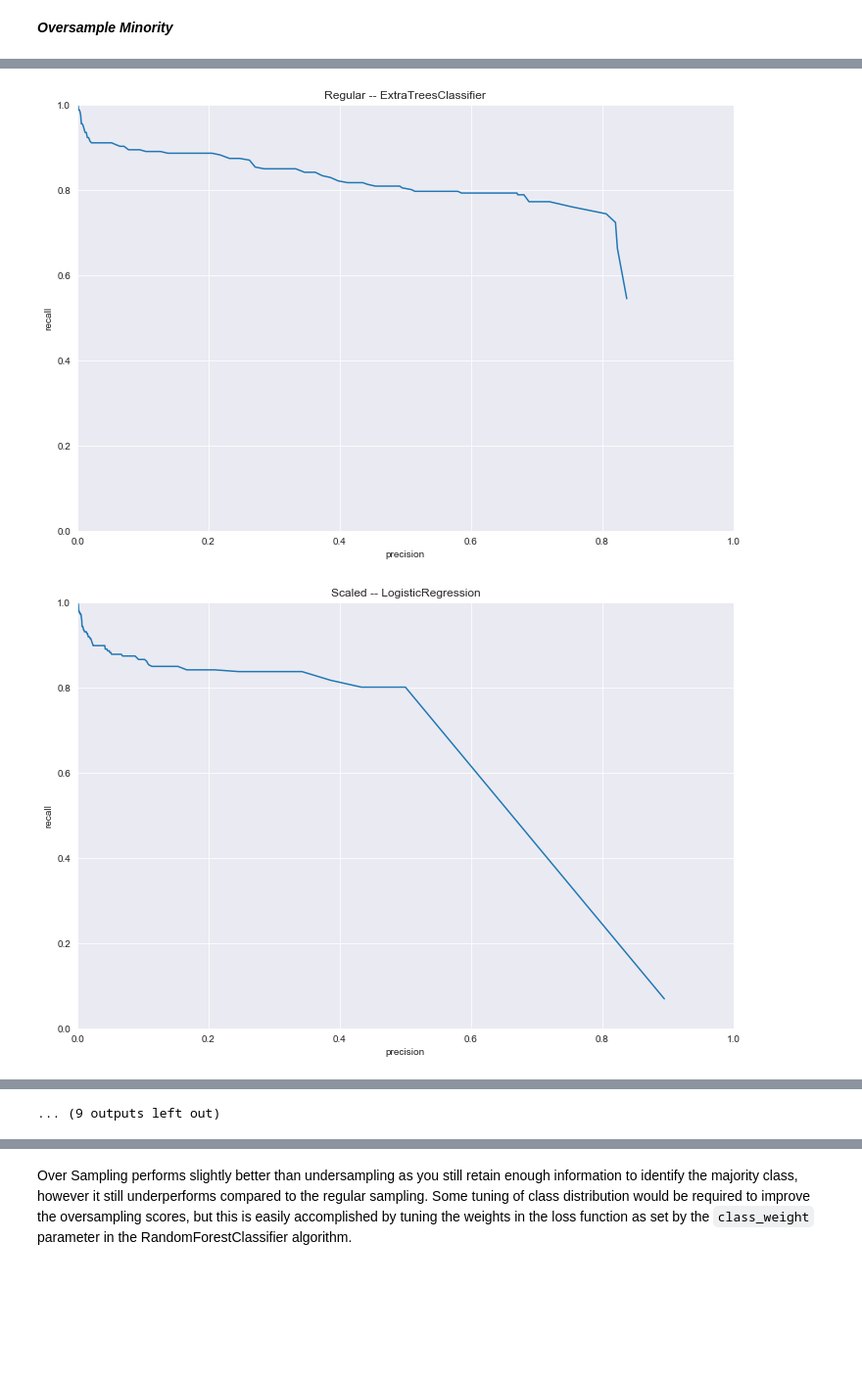
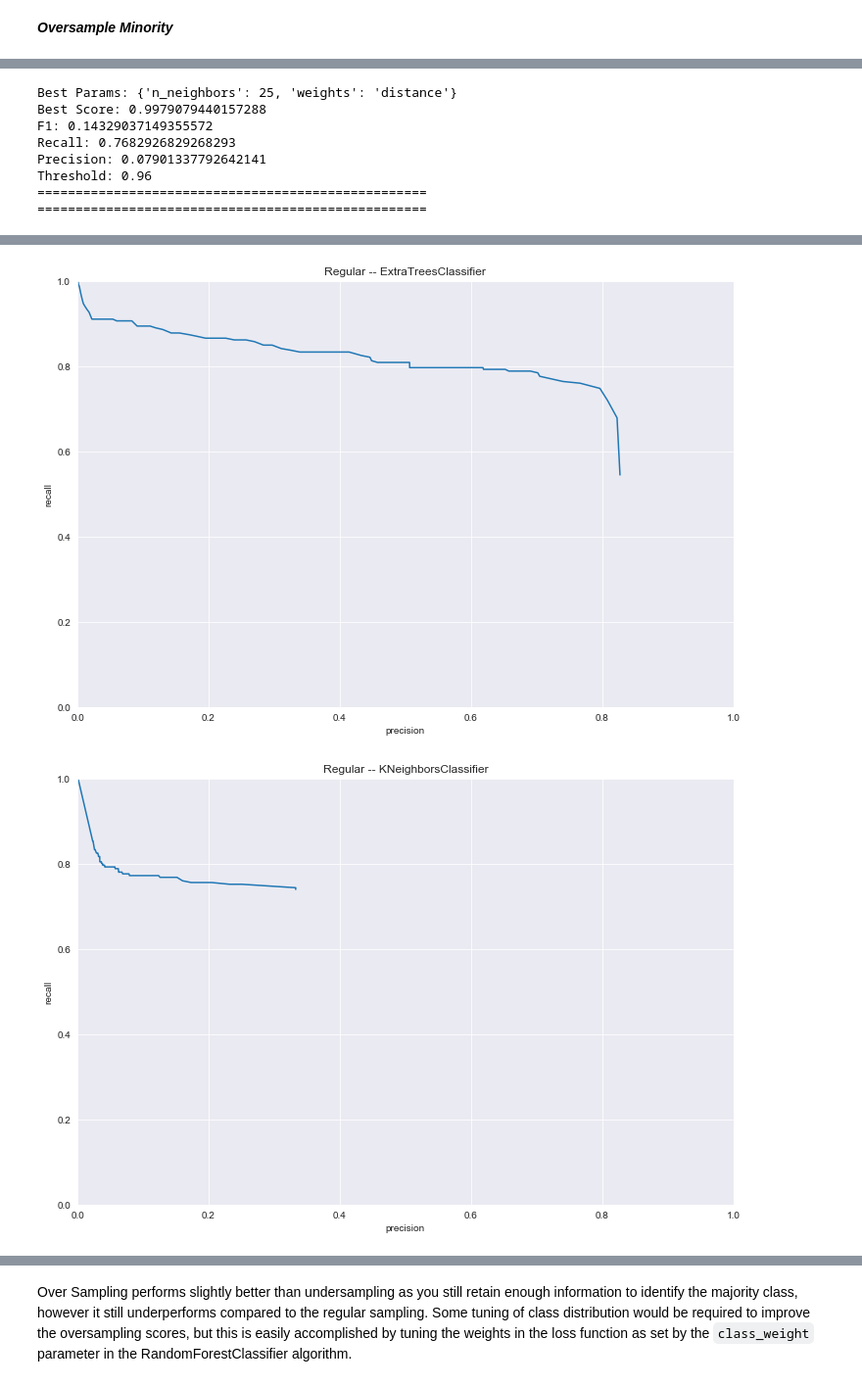
Before and after one commit to rshap91/credit_card_fraud, a Jupyter notebook: Classifiers.ipynb, the cells around one changed output, grey strips where cells are left out. Shown at 98% size. Saved outputs shown, nothing was run; the diff lists cells and outputs as text; code cells hidden in the pictures; blank space fills up the shorter version.

```diff
--- a/Classifiers.ipynb
+++ b/Classifiers.ipynb
@@ -229,7 +230,7 @@ for data_transformed, transform_label in zip([df, scaled_df, deskewed, scaled_df
             LogisticRegression(),
             GaussianNB(),
             RandomForestClassifier(random_state = SEED),
-            ExtraTreesClassifier(random_state = SEED)
+            ExtraTreesClassifier(random_state = SEED),
             KNeighborsClassifier()
         ],
         [
@@ -373,7 +437,7 @@ for data_transformed, transform_label in zip([df, scaled_df, deskewed, scaled_df
             LogisticRegression(),
             GaussianNB(),
             RandomForestClassifier(random_state = SEED),
-            ExtraTreesClassifier(random_state = SEED)
+            ExtraTreesClassifier(random_state = SEED),
             KNeighborsClassifier()
         ],
         [
@@ -469,7 +596,7 @@ for data_transformed, transform_label in zip([df, scaled_df, deskewed, scaled_df
             LogisticRegression(),
             GaussianNB(),
             RandomForestClassifier(random_state = SEED),
-            ExtraTreesClassifier(random_state = SEED)
+            ExtraTreesClassifier(random_state = SEED),
             KNeighborsClassifier()
         ],
         [
@@ -525,2 +712,10 @@ Threshold: 0.98
+Best Params: {'n_neighbors': 25, 'weights': 'distance'}
+Best Score: 0.9979079440157288
+F1: 0.14329037149355572
+Recall: 0.7682926829268293
+Precision: 0.07901337792642141
+Threshold: 0.96
+===================================================
+===================================================
 [figure]
 [figure]
@@ -528,2 +723,2 @@ Threshold: 0.98
-[figure, old version]
+[figure, new version]
-[figure, old version]
+[figure, new version]
@@ -536 +725,0 @@ Threshold: 0.98
-... (9 outputs left out)
```
Also changed, not shown: parts of 4 cells of this notebook, 1 other file.
